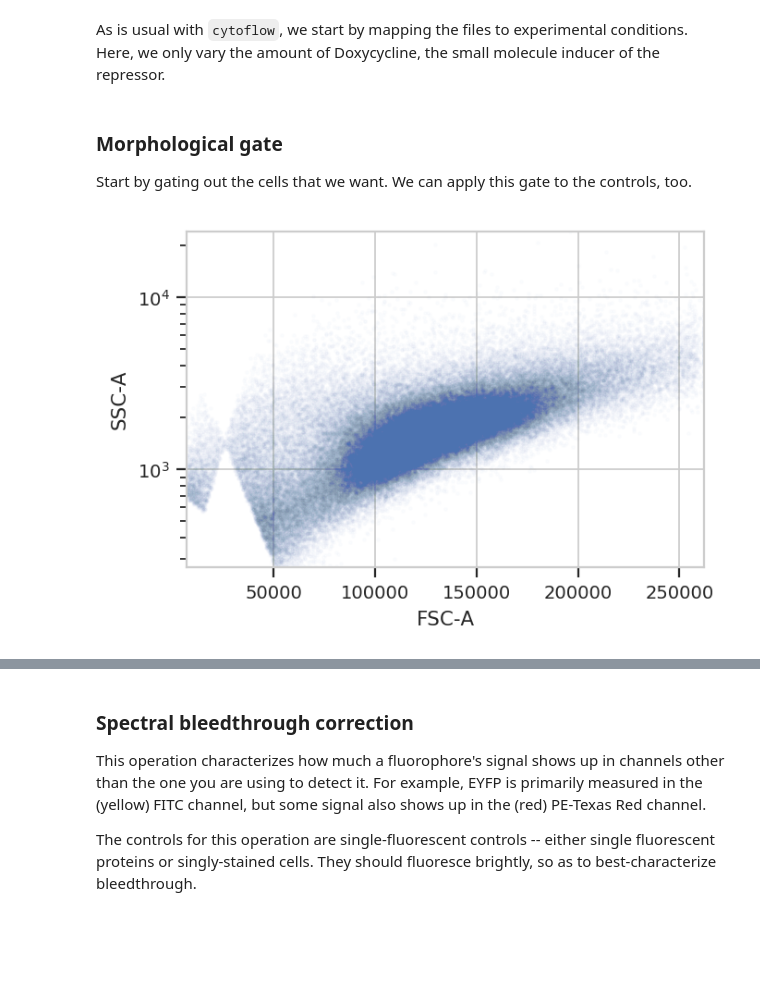
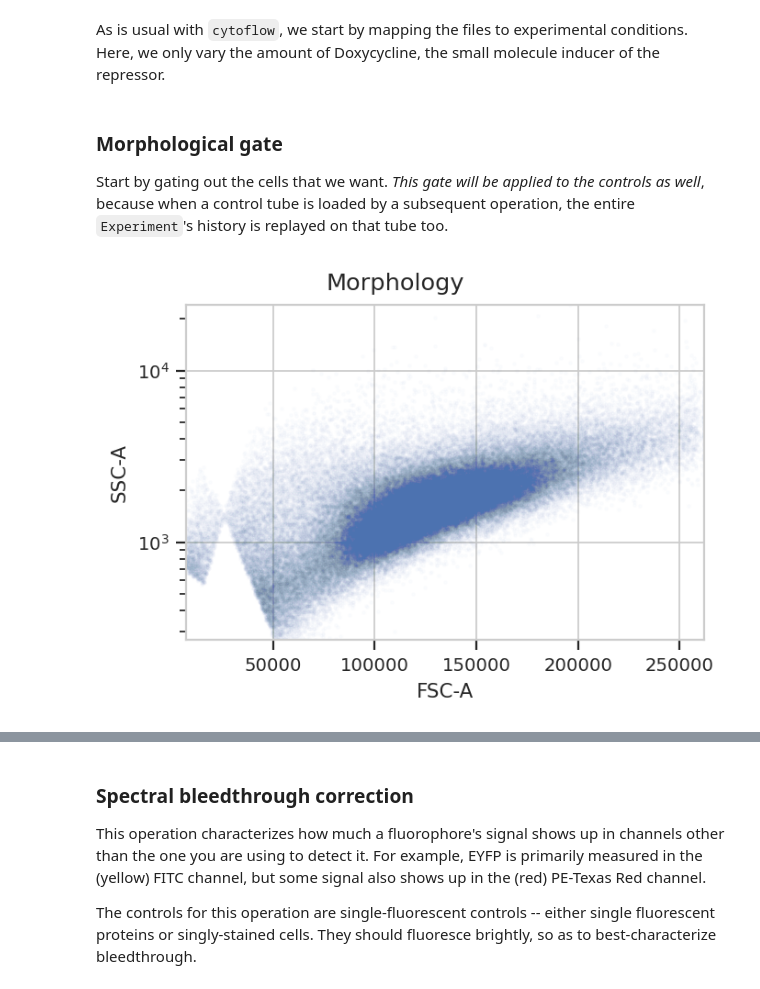
Before and after one commit to cytoflow/cytoflow-examples, a Jupyter notebook: tasbe/TASBE Workflow.ipynb, the cells around one changed output, grey strips where cells are left out. Saved outputs shown, nothing was run; the diff lists cells and outputs as text; code cells hidden in the pictures; blank space fills up the shorter version.

```diff
--- a/tasbe/TASBE Workflow.ipynb
+++ b/tasbe/TASBE Workflow.ipynb
@@ -67,11 +67,11 @@ ex = import_op.apply()
 # %% [markdown]
 ### Morphological gate
 
-Start by gating out the cells that we want. We can apply this gate to the controls, too.
+Start by gating out the cells that we want. *This gate will be applied to the controls as well*, because when a control tube is loaded by a subsequent operation, the entire `Experiment`'s history is replayed on that tube too.
 # %%
 flow.ScatterplotView(xchannel = "FSC-A",
                      ychannel = "SSC-A",
-                     yscale = "log").plot(ex, alpha = 0.01)
+                     yscale = "log").plot(ex, alpha = 0.01, title = "Morphology")
 # %% [output]
-[figure, old version]
+[figure, new version]
 # %%
```
Also changed, not shown: parts of 17 cells of this notebook, 2 other files.
